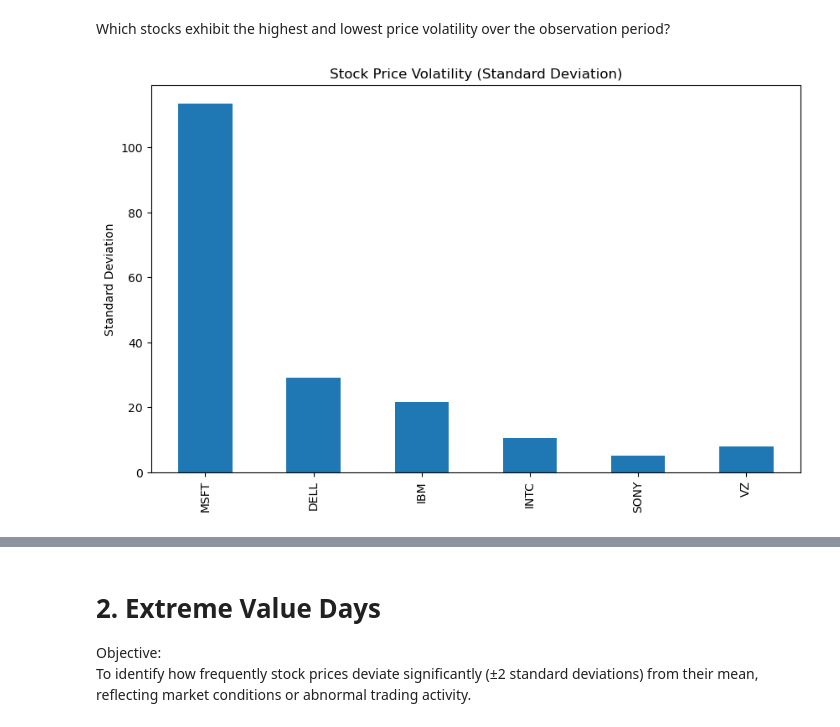
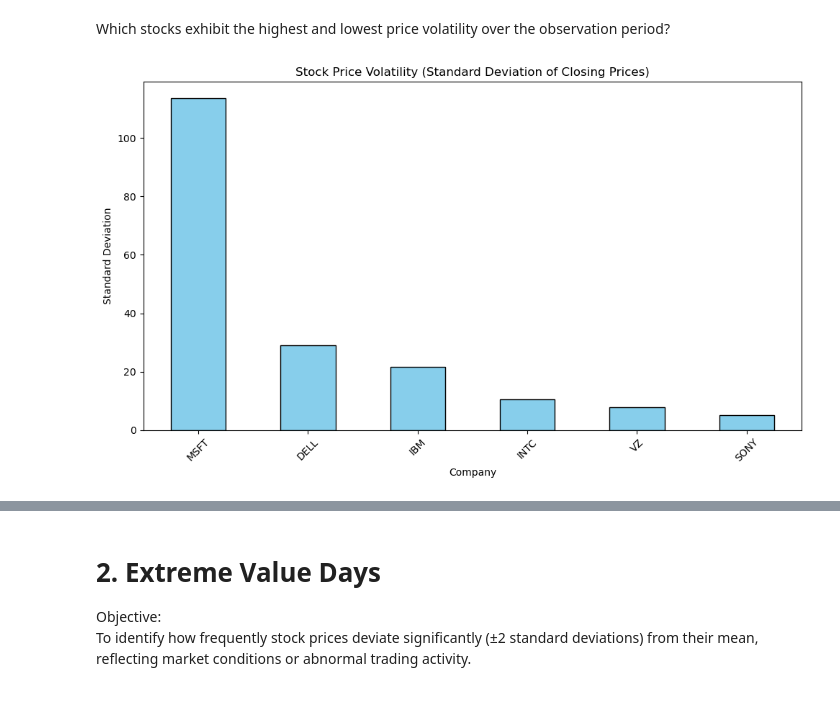
Before and after one commit to AnshumanTiwary35canada/CMSC_6950_project, a Jupyter notebook: Final project .ipynb, the cells around one changed output, grey strips where cells are left out. Cells and saved outputs as stored; diff of their text form; code cells hidden in the pictures.

Commit message:
changes in the Desciption of  Volatility Analysis

```diff
--- a/Final project .ipynb
+++ b/Final project .ipynb
@@ -33,10 +33,16 @@ Which stocks exhibit the highest and lowest price volatility over the observatio
 import matplotlib.pyplot as plt
 import numpy as np
 # %%
-# Compute standard deviation for volatility
+# Assuming merged_data contains the stock data
 volatility = merged_data.filter(like="_Close").std().rename(lambda x: x.replace("_Close", ""))
-volatility.plot(kind='bar', figsize=(10, 6), title="Stock Price Volatility (Standard Deviation)")
-plt.ylabel("Standard Deviation")
+
+plt.figure(figsize=(10, 6))
+volatility.sort_values(ascending=False).plot(kind='bar', color='skyblue', edgecolor='black')
+plt.title('Stock Price Volatility (Standard Deviation of Closing Prices)')
+plt.ylabel('Standard Deviation')
+plt.xlabel('Company')
+plt.xticks(rotation=45)
+plt.tight_layout()
 plt.show()
 # %% [output]
-[figure, old version]
+[figure, new version]
```
Also changed, not shown: parts of 2 cells of this notebook.
